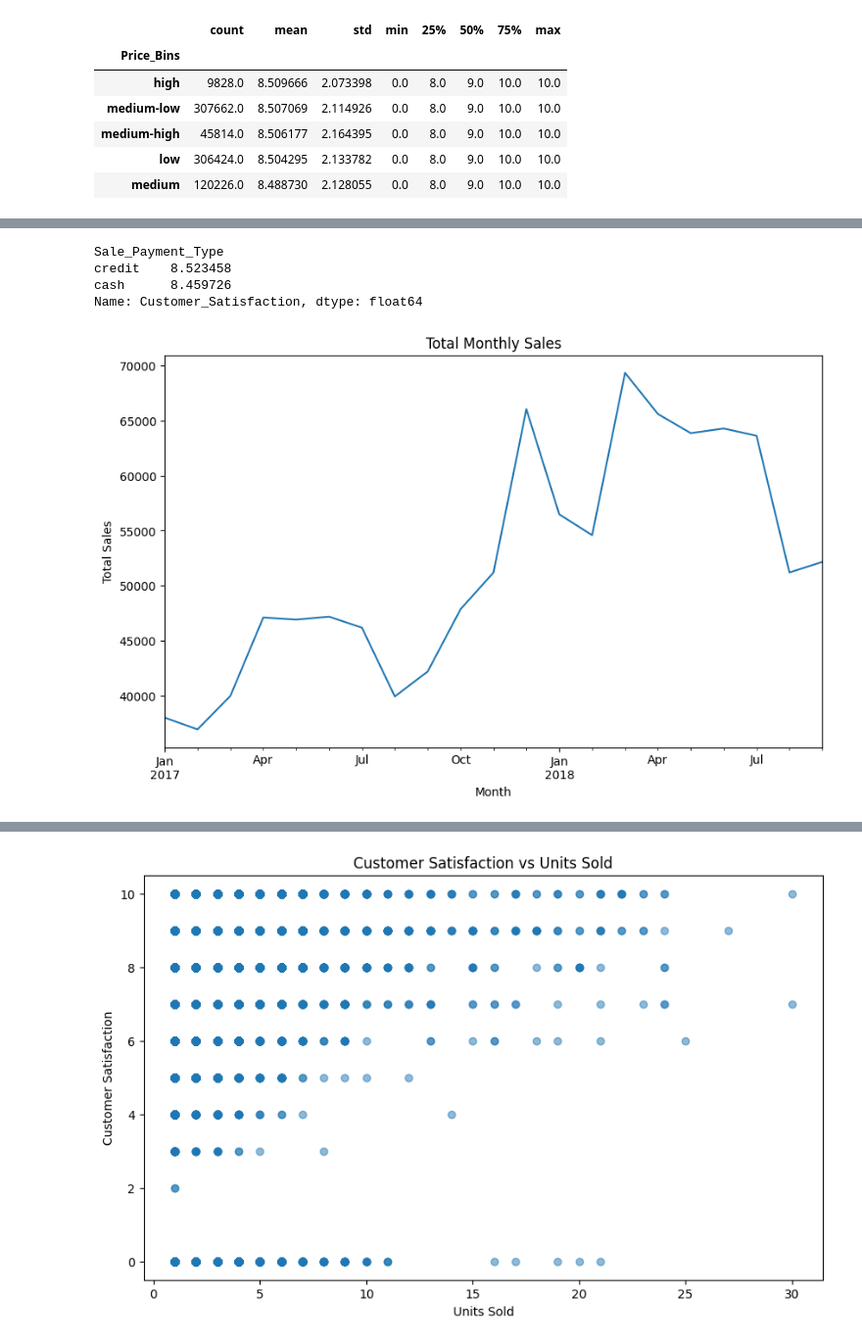
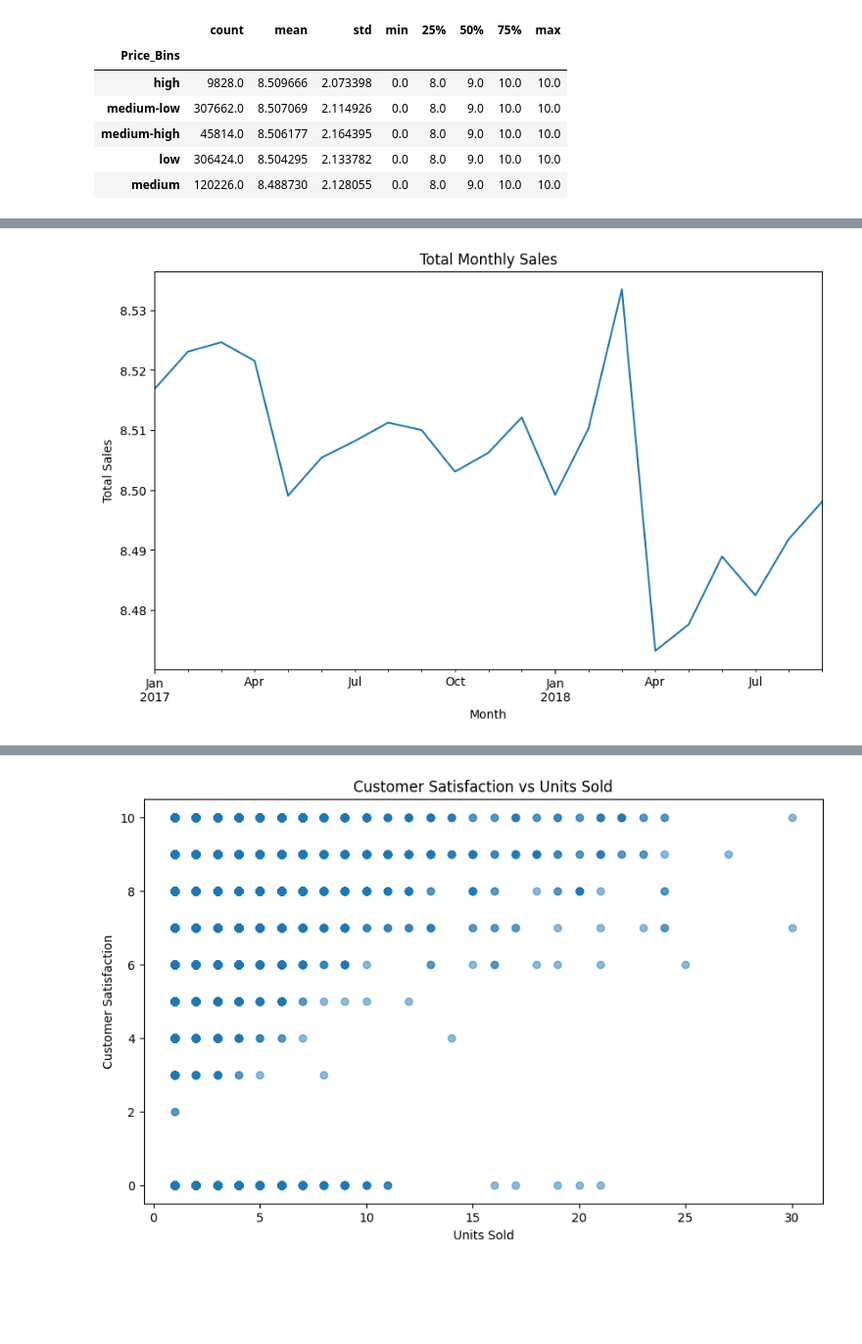
Before and after one commit to tianlan8/maven_toys_analysis, a Jupyter notebook: Maven_Toys_Data_Analysis.ipynb, the cells around one changed output, grey strips where cells are left out. Shown: that part at 98% size. Cells and saved outputs as stored; diff of their text form; code cells hidden in the pictures; blank space fills up the shorter version.

```diff
--- a/Maven_Toys_Data_Analysis.ipynb
+++ b/Maven_Toys_Data_Analysis.ipynb
@@ -252,9 +272,6 @@ avg_satisfaction
 # %%
 # Import necessary libraries
 import matplotlib.pyplot as plt
-
-# Remove the dollar sign from the 'Product_Price' column and convert it to float
-maven_df['Product_Price'] = maven_df['Product_Price'].str.replace('$', '').astype(float)
 
 # Create a scatter plot of 'Product_Price' and 'Customer_Satisfaction'
 plt.figure(figsize=(10, 6))
@@ -268,23 +285,15 @@ AttributeError: Can only use .str accessor with string values!
-# %%
-# Calculate the average customer satisfaction for each payment type
-payment_satisfaction = maven_df.groupby('Sale_Payment_Type')['Customer_Satisfaction'].mean().sort_values(ascending=False)
-payment_satisfaction
-# %% [output]
-Sale_Payment_Type
-credit    8.523458
-cash      8.459726
-Name: Customer_Satisfaction, dtype: float64
 # %%
-
 # Calculate the total sales for each month
-monthly_sales = maven_df.groupby('YearMonth')['Units'].sum()
+monthly_sales = maven_df.groupby('YearMonth')['Customer_Satisfaction'].mean()
+# rolling_monthly_sales = maven_df.groupby('YearMonth')['Customer_Satisfaction'].rolling(3).mean()
 
 # Create a line plot of the total monthly sales
 plt.figure(figsize=(10, 6))
 monthly_sales.plot(kind='line')
+# rolling_monthly_sales.plot(kind='line')
 plt.title('Total Monthly Sales')
 plt.xlabel('Month')
 plt.ylabel('Total Sales')
 plt.show()
 # %% [output]
-[figure, old version]
+[figure, new version]
```
Also changed, not shown: parts of 13 cells of this notebook, 1 other file.
